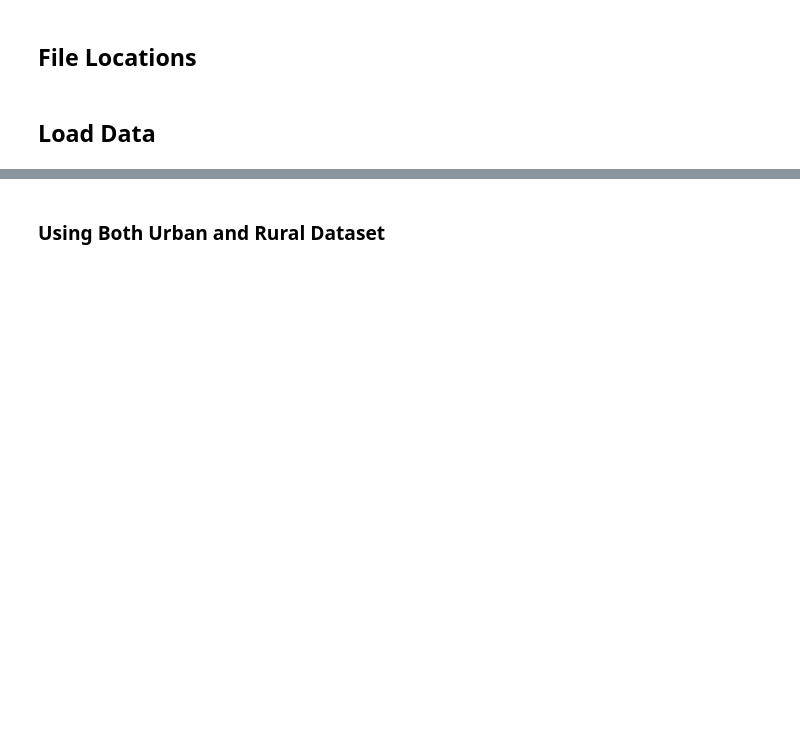
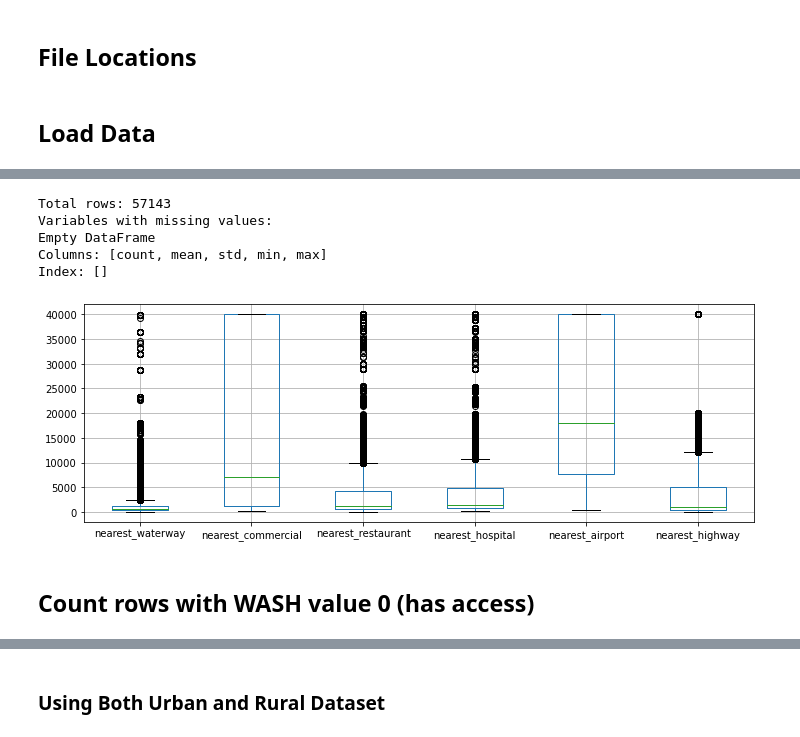
Before and after one commit to thinkingmachines/geoai-immap-wash, a Jupyter notebook: notebooks/02_Modelling_sklearn.ipynb, the cells around one changed output, grey strips where cells are left out. Saved outputs shown, nothing was run; the diff lists cells and outputs as text; code cells hidden in the pictures; blank space fills up the shorter version.

```diff
--- a/notebooks/02_Modelling_sklearn.ipynb
+++ b/notebooks/02_Modelling_sklearn.ipynb
@@ -43,0 +80,11 @@ raw = (pd.read_csv(data_dir + '20200826_dataset.csv')
+# %%
+check_nulls_and_outliers(df, columns = poi_features)
+# %% [output]
+Total rows: 57143
+Variables with missing values:
+Empty DataFrame
+Columns: [count, mean, std, min, max]
+Index: []
+[figure, added]
+# %% [markdown]
+## Count rows with WASH value 0 (has access)
```
Also changed, not shown: parts of 23 cells of this notebook, 1 other file.
